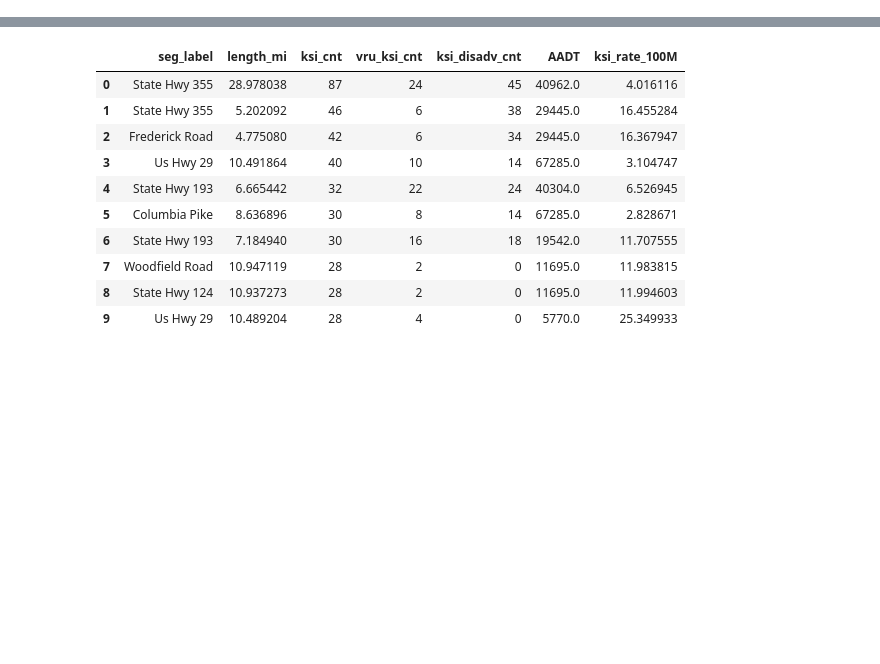
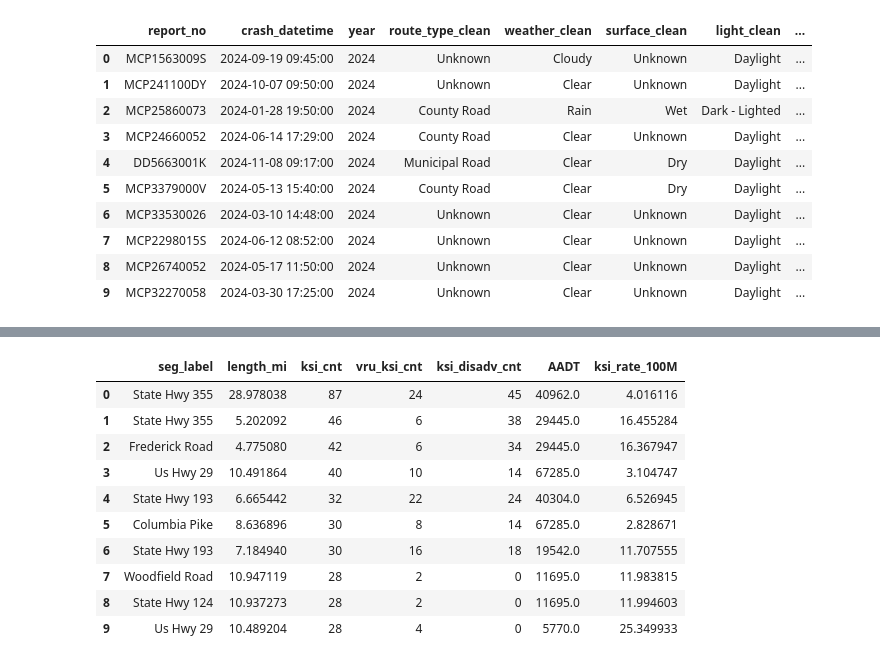
Before and after one commit to dtarek41/montgomery-crash-safety-capstone, a Jupyter notebook: notebooks_or_analysis/Notebook.ipynb, the cells around one changed output, grey strips where cells are left out. Cells and saved outputs as stored; diff of their text form; code cells hidden in the pictures; blank space fills up the shorter version.

```diff
--- a/notebooks_or_analysis/Notebook.ipynb
+++ b/notebooks_or_analysis/Notebook.ipynb
@@ -84,0 +705,36 @@ display(annual)
+# %%
+cleaned_path = analysis_dir / "crash_analysis_2020_2024.csv"
+sample_columns = [
+    "report_no",
+    "crash_datetime",
+    "year",
+    "route_type_clean",
+    "weather_clean",
+    "surface_clean",
+    "light_clean",
+    "road_name_final",
+    "any_ksi_crash",
+    "fatal_crash",
+    "any_vru",
+    "any_dui",
+    "crash_kabco",
+    "societal_cost_2024usd",
+    "nearest_road_m",
+]
+if cleaned_path.exists():
+    cleaned_sample = pd.read_csv(cleaned_path, usecols=sample_columns).head(10)
+else:
+    cleaned_sample = pd.DataFrame(FALLBACK_CLEANED_SAMPLE)
+display(cleaned_sample)
+# %% [output]
+|  | report_no | crash_datetime | year | route_type_clean | weather_clean | surface_clean | light_clean | ... |
+| 0 | MCP1563009S | 2024-09-19 09:45:00 | 2024 | Unknown | Cloudy | Unknown | Daylight | ... |
+| 1 | MCP241100DY | 2024-10-07 09:50:00 | 2024 | Unknown | Clear | Unknown | Daylight | ... |
+| 2 | MCP25860073 | 2024-01-28 19:50:00 | 2024 | County Road | Rain | Wet | Dark - Lighted | ... |
+| 3 | MCP24660052 | 2024-06-14 17:29:00 | 2024 | County Road | Clear | Unknown | Daylight | ... |
+| 4 | DD5663001K | 2024-11-08 09:17:00 | 2024 | Municipal Road | Clear | Dry | Daylight | ... |
+| 5 | MCP3379000V | 2024-05-13 15:40:00 | 2024 | County Road | Clear | Dry | Daylight | ... |
+| 6 | MCP33530026 | 2024-03-10 14:48:00 | 2024 | Unknown | Clear | Unknown | Daylight | ... |
+| 7 | MCP2298015S | 2024-06-12 08:52:00 | 2024 | Unknown | Clear | Unknown | Daylight | ... |
+| 8 | MCP26740052 | 2024-05-17 11:50:00 | 2024 | Unknown | Clear | Unknown | Daylight | ... |
+| 9 | MCP32270058 | 2024-03-30 17:25:00 | 2024 | Unknown | Clear | Unknown | Daylight | ... |
```
Also changed, not shown: parts of 25 cells of this notebook, 6 other files.
